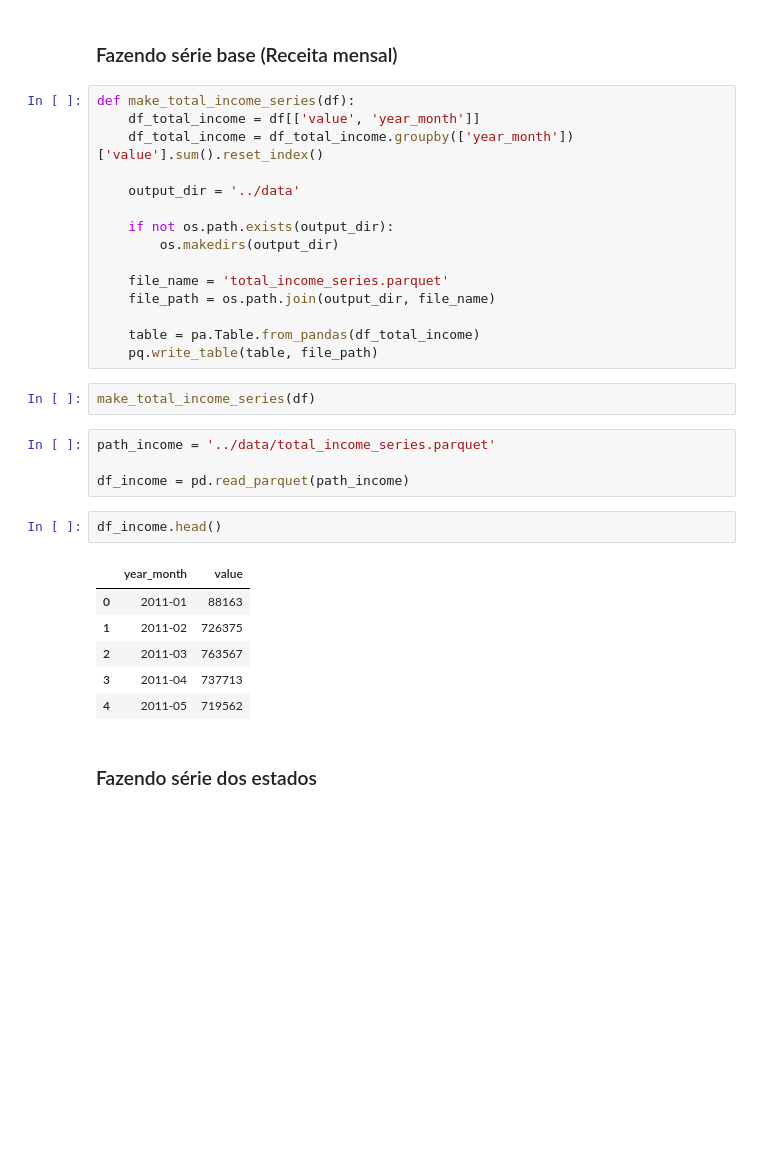
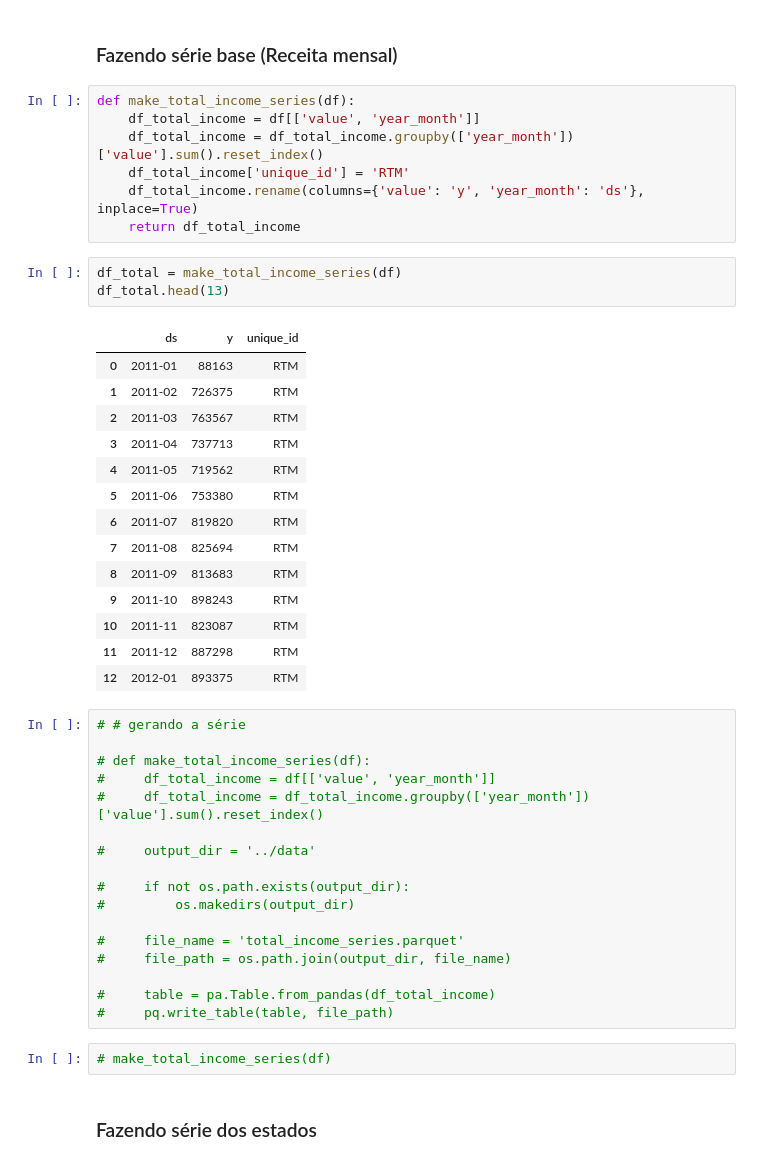
Before and after one commit to MateusVasc/Projeto-PET-Sauter, a Jupyter notebook: analise_exploratoria/separacao.ipynb, the cells around one changed output. Saved outputs shown, nothing was run; the diff lists cells and outputs as text; blank space fills up the shorter version.

```diff
--- a/analise_exploratoria/separacao.ipynb
+++ b/analise_exploratoria/separacao.ipynb
@@ -25,34 +39,48 @@ df['year_month'] = df['date'].dt.to_period('M')
 # %% [markdown]
 ### Fazendo série base (Receita mensal)
+# %%
+def make_total_income_series(df):
+    df_total_income = df[['value', 'year_month']]
+    df_total_income = df_total_income.groupby(['year_month'])['value'].sum().reset_index()
+    df_total_income['unique_id'] = 'RTM'
+    df_total_income.rename(columns={'value': 'y', 'year_month': 'ds'}, inplace=True)
+    return df_total_income
+# %%
+df_total = make_total_income_series(df)
+df_total.head(13)
+# %% [output]
+|  | ds | y | unique_id |
+| 0 | 2011-01 | 88163 | RTM |
+| 1 | 2011-02 | 726375 | RTM |
+| 2 | 2011-03 | 763567 | RTM |
+| 3 | 2011-04 | 737713 | RTM |
+| 4 | 2011-05 | 719562 | RTM |
+| 5 | 2011-06 | 753380 | RTM |
+| 6 | 2011-07 | 819820 | RTM |
+| 7 | 2011-08 | 825694 | RTM |
+| 8 | 2011-09 | 813683 | RTM |
+| 9 | 2011-10 | 898243 | RTM |
+| 10 | 2011-11 | 823087 | RTM |
+| 11 | 2011-12 | 887298 | RTM |
+| 12 | 2012-01 | 893375 | RTM |
 # %%
-def make_total_income_series(df):
-    df_total_income = df[['value', 'year_month']]
-    df_total_income = df_total_income.groupby(['year_month'])['value'].sum().reset_index()
+# # gerando a série
 
-    output_dir = '../data'
+# def make_total_income_series(df):
+#     df_total_income = df[['value', 'year_month']]
+#     df_total_income = df_total_income.groupby(['year_month'])['value'].sum().reset_index()
 
-    if not os.path.exists(output_dir):
-        os.makedirs(output_dir)
+#     output_dir = '../data'
 
-    file_name = 'total_income_series.parquet'
-    file_path = os.path.join(output_dir, file_name)
+#     if not os.path.exists(output_dir):
+#         os.makedirs(output_dir)
 
-    table = pa.Table.from_pandas(df_total_income)
-    pq.write_table(table, file_path)
+#     file_name = 'total_income_series.parquet'
+#     file_path = os.path.join(output_dir, file_name)
+
+#     table = pa.Table.from_pandas(df_total_income)
+#     pq.write_table(table, file_path)
-# %%
-make_total_income_series(df)
-# %%
-path_income = '../data/total_income_series.parquet'
-
-df_income = pd.read_parquet(path_income)
-# %%
-df_income.head()
-# %% [output]
-|  | year_month | value |
-| 0 | 2011-01 | 88163 |
-| 1 | 2011-02 | 726375 |
-| 2 | 2011-03 | 763567 |
-| 3 | 2011-04 | 737713 |
-| 4 | 2011-05 | 719562 |
+# %%
+# make_total_income_series(df)
 # %% [markdown]
 ### Fazendo série dos estados
```
Also changed, not shown: parts of 36 cells of this notebook, 1 other file.
